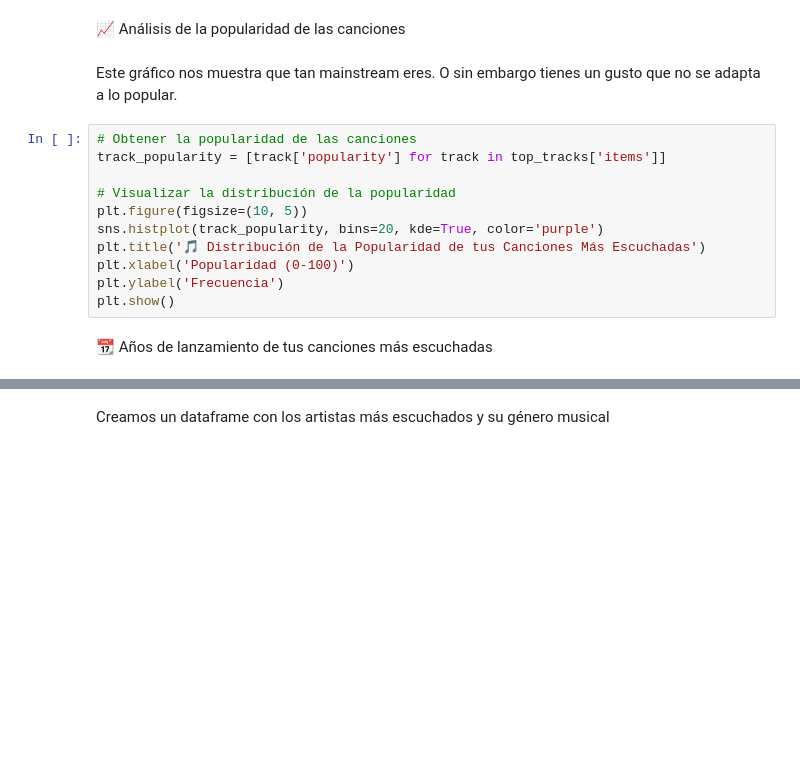
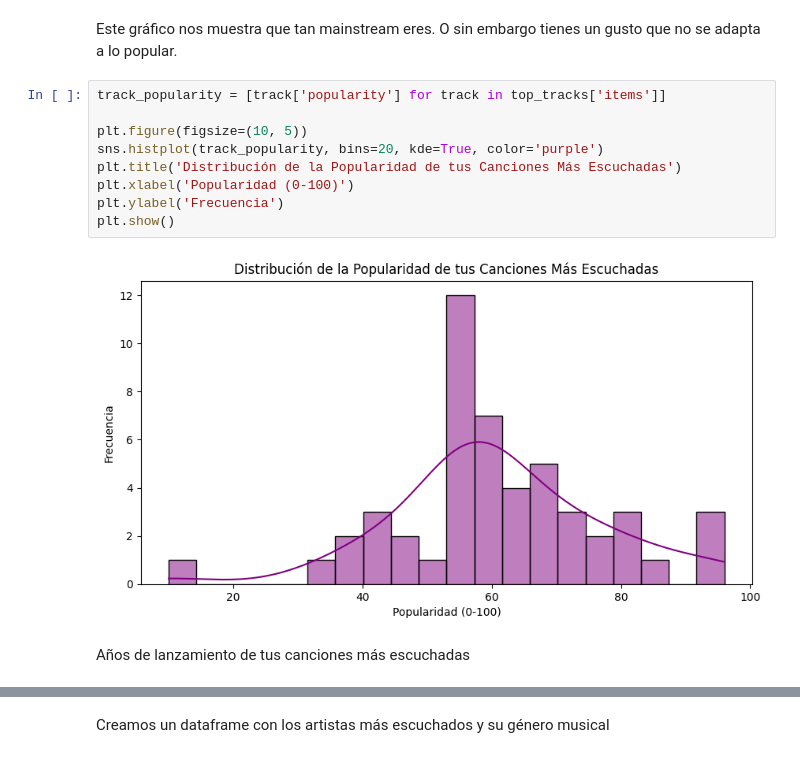
Before and after one commit to rubenmuinho/spotify_analysis, a Jupyter notebook: spotify_analysis.ipynb, the cells around one changed output, grey strips where cells are left out. Saved outputs shown, nothing was run; the diff lists cells and outputs as text; blank space fills up the shorter version.

```diff
--- a/spotify_analysis.ipynb
+++ b/spotify_analysis.ipynb
@@ -49,18 +82,16 @@ display_top_tracks(top_tracks, display_limit=tracks_n)
-# %% [markdown]
-📈 Análisis de la popularidad de las canciones
 # %% [markdown]
 Este gráfico nos muestra que tan mainstream eres. O sin embargo tienes un gusto que no se adapta a lo popular.
 # %%
-# Obtener la popularidad de las canciones
 track_popularity = [track['popularity'] for track in top_tracks['items']]
 
-# Visualizar la distribución de la popularidad
 plt.figure(figsize=(10, 5))
 sns.histplot(track_popularity, bins=20, kde=True, color='purple')
-plt.title('🎵 Distribución de la Popularidad de tus Canciones Más Escuchadas')
+plt.title('Distribución de la Popularidad de tus Canciones Más Escuchadas')
 plt.xlabel('Popularidad (0-100)')
 plt.ylabel('Frecuencia')
 plt.show()
+# %% [output]
+[figure, added]
 # %% [markdown]
-📆 Años de lanzamiento de tus canciones más escuchadas
+Años de lanzamiento de tus canciones más escuchadas
 # %%
```
Also changed, not shown: parts of 18 cells of this notebook, 4 other files.
